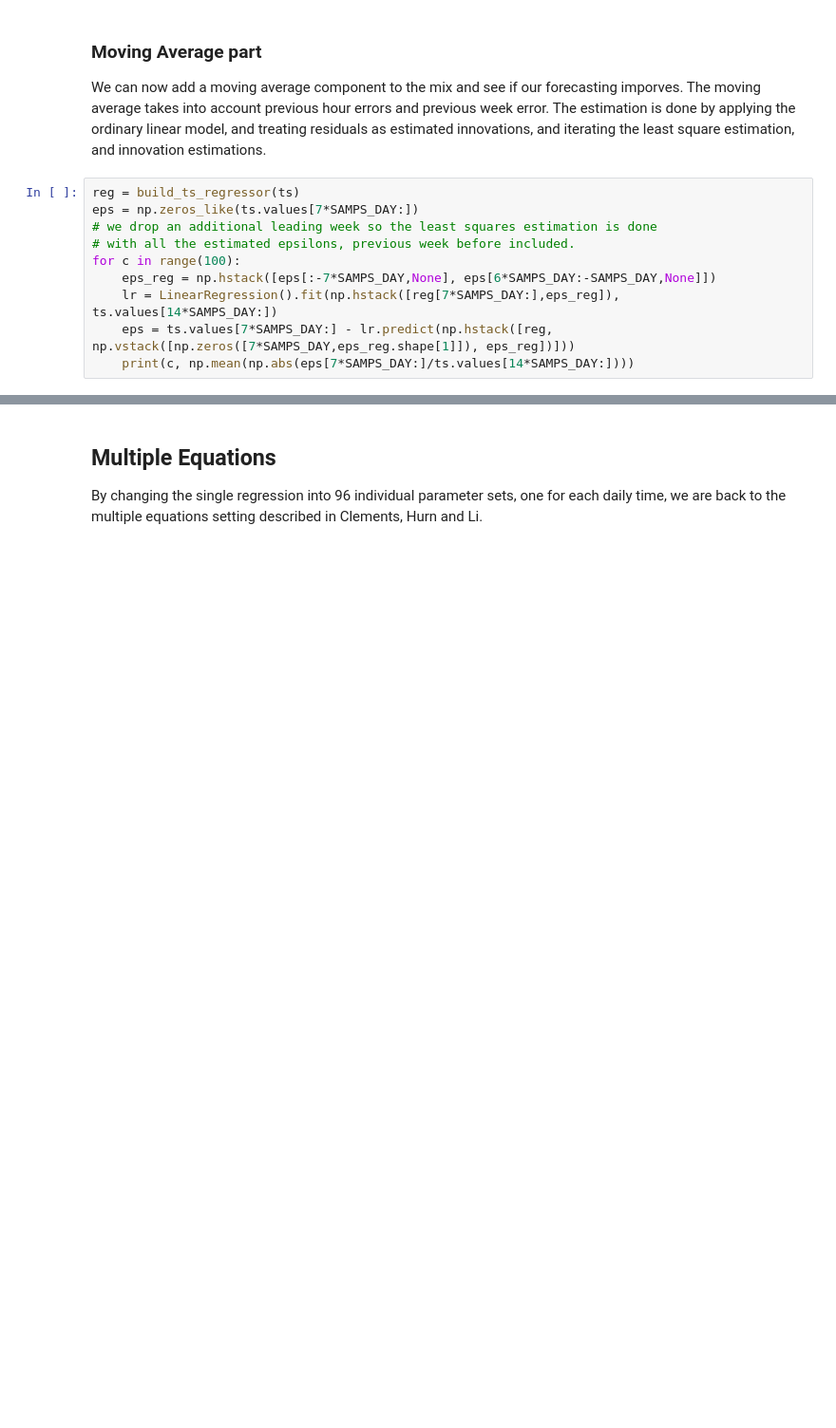
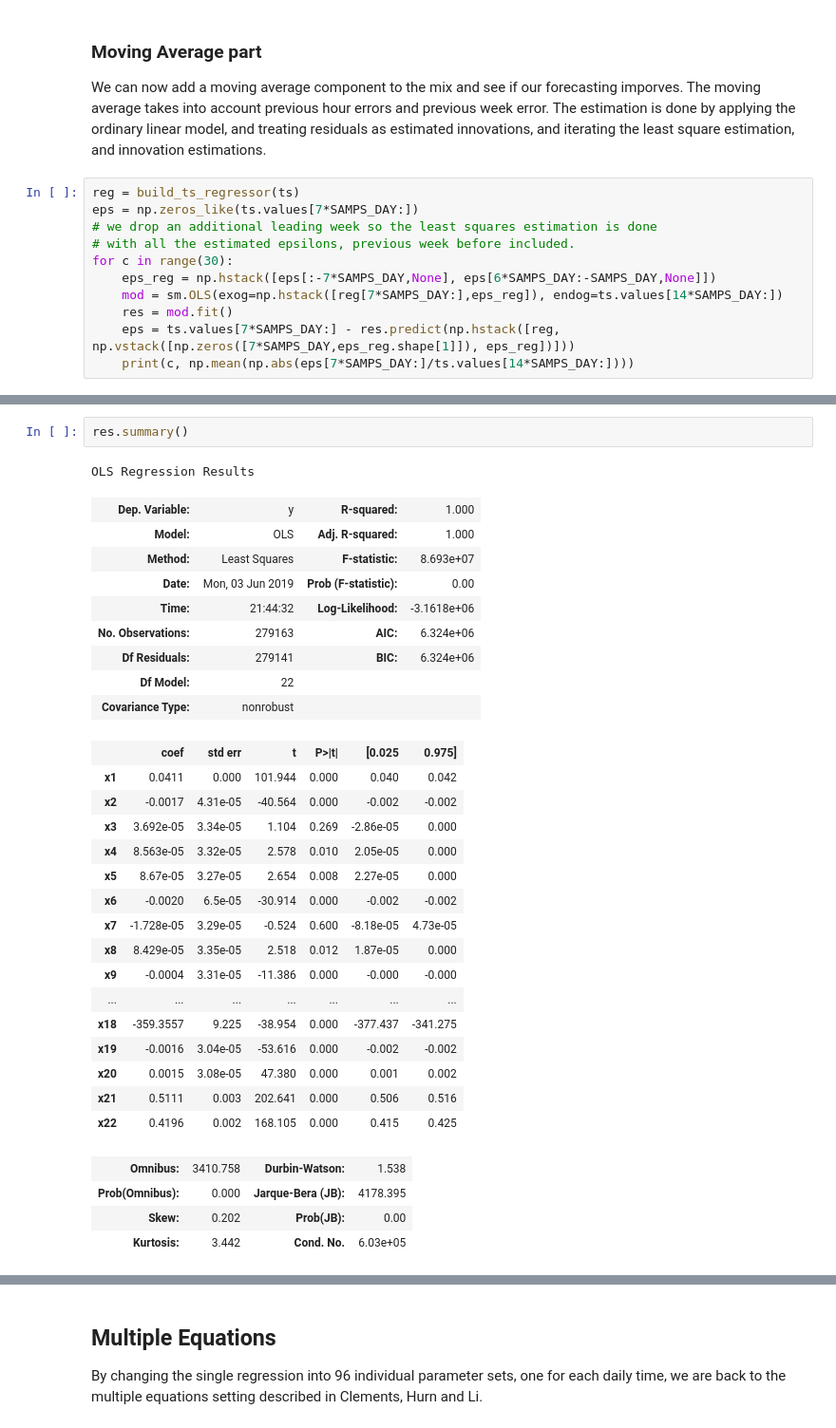
Before and after one commit to ptrcarta/ts_project, a Jupyter notebook: Multiple Equations.ipynb, the cells around one changed output, grey strips where cells are left out. Shown: that part at 95% size. Cells and saved outputs as stored; diff of their text form; blank space fills up the shorter version.

```diff
--- a/Multiple Equations.ipynb
+++ b/Multiple Equations.ipynb
@@ -102,9 +144,10 @@ reg = build_ts_regressor(ts)
 eps = np.zeros_like(ts.values[7*SAMPS_DAY:])
 # we drop an additional leading week so the least squares estimation is done
 # with all the estimated epsilons, previous week before included.
-for c in range(100):
+for c in range(30):
     eps_reg = np.hstack([eps[:-7*SAMPS_DAY,None], eps[6*SAMPS_DAY:-SAMPS_DAY,None]])
-    lr = LinearRegression().fit(np.hstack([reg[7*SAMPS_DAY:],eps_reg]), ts.values[14*SAMPS_DAY:])
-    eps = ts.values[7*SAMPS_DAY:] - lr.predict(np.hstack([reg, np.vstack([np.zeros([7*SAMPS_DAY,eps_reg.shape[1]]), eps_reg])]))
+    mod = sm.OLS(exog=np.hstack([reg[7*SAMPS_DAY:],eps_reg]), endog=ts.values[14*SAMPS_DAY:])
+    res = mod.fit()
+    eps = ts.values[7*SAMPS_DAY:] - res.predict(np.hstack([reg, np.vstack([np.zeros([7*SAMPS_DAY,eps_reg.shape[1]]), eps_reg])]))
     print(c, np.mean(np.abs(eps[7*SAMPS_DAY:]/ts.values[14*SAMPS_DAY:])))
 # %% [output]
@@ -127,0 +172,33 @@ for c in range(100):
+# %%
+res.summary()
+# %% [output]
+OLS Regression Results
+| Dep. Variable: | y | R-squared: | 1.000 |
+| Model: | OLS | Adj. R-squared: | 1.000 |
+| Method: | Least Squares | F-statistic: | 8.693e+07 |
+| Date: | Mon, 03 Jun 2019 | Prob (F-statistic): | 0.00 |
+| Time: | 21:44:32 | Log-Likelihood: | -3.1618e+06 |
+| No. Observations: | 279163 | AIC: | 6.324e+06 |
+| Df Residuals: | 279141 | BIC: | 6.324e+06 |
+| Df Model: | 22 |  |  |
+| Covariance Type: | nonrobust |  |  |
+|  | coef | std err | t | P>|t| | [0.025 | 0.975] |
+| x1 | 0.0411 | 0.000 | 101.944 | 0.000 | 0.040 | 0.042 |
+| x2 | -0.0017 | 4.31e-05 | -40.564 | 0.000 | -0.002 | -0.002 |
+| x3 | 3.692e-05 | 3.34e-05 | 1.104 | 0.269 | -2.86e-05 | 0.000 |
+| x4 | 8.563e-05 | 3.32e-05 | 2.578 | 0.010 | 2.05e-05 | 0.000 |
+| x5 | 8.67e-05 | 3.27e-05 | 2.654 | 0.008 | 2.27e-05 | 0.000 |
+| x6 | -0.0020 | 6.5e-05 | -30.914 | 0.000 | -0.002 | -0.002 |
+| x7 | -1.728e-05 | 3.29e-05 | -0.524 | 0.600 | -8.18e-05 | 4.73e-05 |
+| x8 | 8.429e-05 | 3.35e-05 | 2.518 | 0.012 | 1.87e-05 | 0.000 |
+| x9 | -0.0004 | 3.31e-05 | -11.386 | 0.000 | -0.000 | -0.000 |
+| ... | ... | ... | ... | ... | ... | ... |
+| x18 | -359.3557 | 9.225 | -38.954 | 0.000 | -377.437 | -341.275 |
+| x19 | -0.0016 | 3.04e-05 | -53.616 | 0.000 | -0.002 | -0.002 |
+| x20 | 0.0015 | 3.08e-05 | 47.380 | 0.000 | 0.001 | 0.002 |
+| x21 | 0.5111 | 0.003 | 202.641 | 0.000 | 0.506 | 0.516 |
+| x22 | 0.4196 | 0.002 | 168.105 | 0.000 | 0.415 | 0.425 |
+| Omnibus: | 3410.758 | Durbin-Watson: | 1.538 |
+| Prob(Omnibus): | 0.000 | Jarque-Bera (JB): | 4178.395 |
+| Skew: | 0.202 | Prob(JB): | 0.00 |
+| Kurtosis: | 3.442 | Cond. No. | 6.03e+05 |
```
Also changed, not shown: parts of 10 cells of this notebook.
